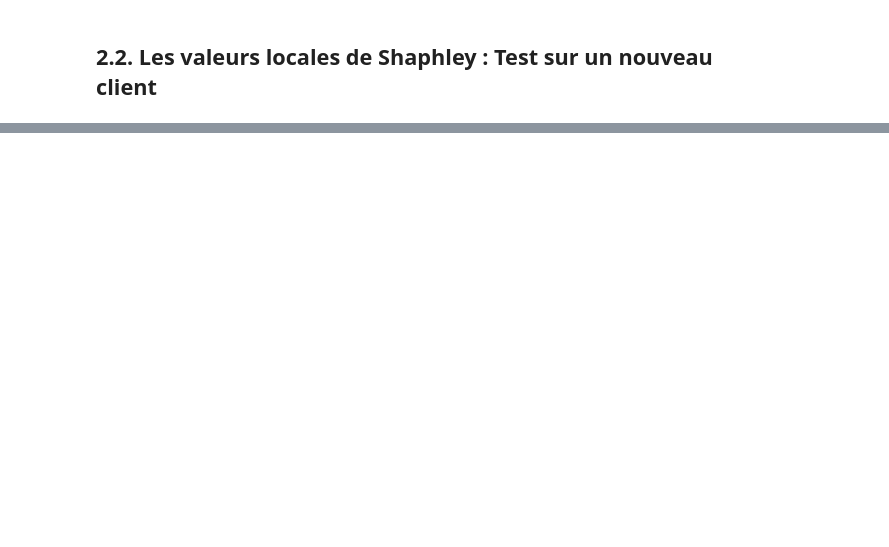
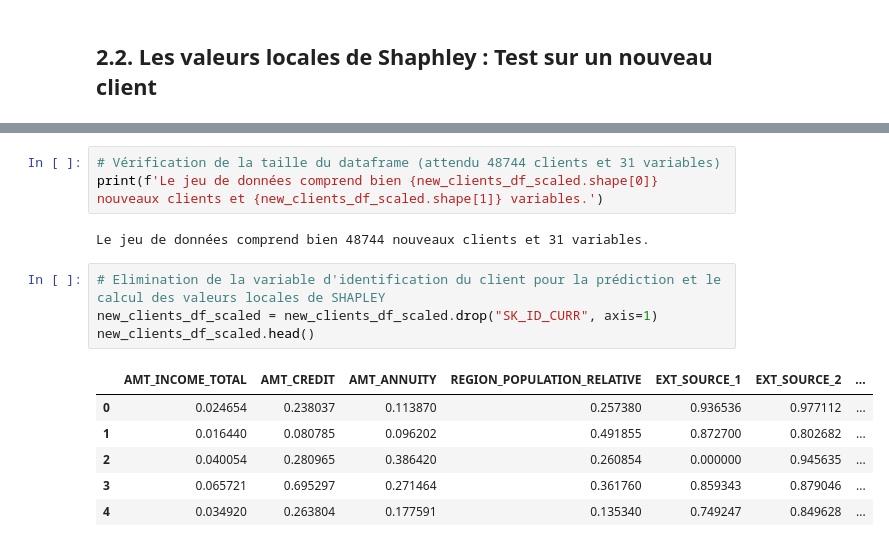
Before and after one commit to colple/Implementez_un_modele_de_scoring, a Jupyter notebook: Notebooks/notebook_6_modelisation.ipynb, the cells around one changed output, grey strips where cells are left out. Saved outputs shown, nothing was run; the diff lists cells and outputs as text; blank space fills up the shorter version.

```diff
--- a/Notebooks/notebook_6_modelisation.ipynb
+++ b/Notebooks/notebook_6_modelisation.ipynb
@@ -1038,0 +984,16 @@ shap.plots._waterfall.waterfall_legacy(explainer.expected_value[1], shap_values_
+# %%
+# Vérification de la taille du dataframe (attendu 48744 clients et 31 variables)
+print(f'Le jeu de données comprend bien {new_clients_df_scaled.shape[0]} nouveaux clients et {new_clients_df_scaled.shape[1]} variables.')
+# %% [output]
+Le jeu de données comprend bien 48744 nouveaux clients et 31 variables.
+# %%
+# Elimination de la variable d'identification du client pour la prédiction et le calcul des valeurs locales de SHAPLEY
+new_clients_df_scaled = new_clients_df_scaled.drop("SK_ID_CURR", axis=1)
+new_clients_df_scaled.head()
+# %% [output]
+|  | AMT_INCOME_TOTAL | AMT_CREDIT | AMT_ANNUITY | REGION_POPULATION_RELATIVE | EXT_SOURCE_1 | EXT_SOURCE_2 | ... |
+| 0 | 0.024654 | 0.238037 | 0.113870 | 0.257380 | 0.936536 | 0.977112 | ... |
+| 1 | 0.016440 | 0.080785 | 0.096202 | 0.491855 | 0.872700 | 0.802682 | ... |
+| 2 | 0.040054 | 0.280965 | 0.386420 | 0.260854 | 0.000000 | 0.945635 | ... |
+| 3 | 0.065721 | 0.695297 | 0.271464 | 0.361760 | 0.859343 | 0.879046 | ... |
+| 4 | 0.034920 | 0.263804 | 0.177591 | 0.135340 | 0.749247 | 0.849628 | ... |
```
Also changed, not shown: parts of 33 cells of this notebook.
